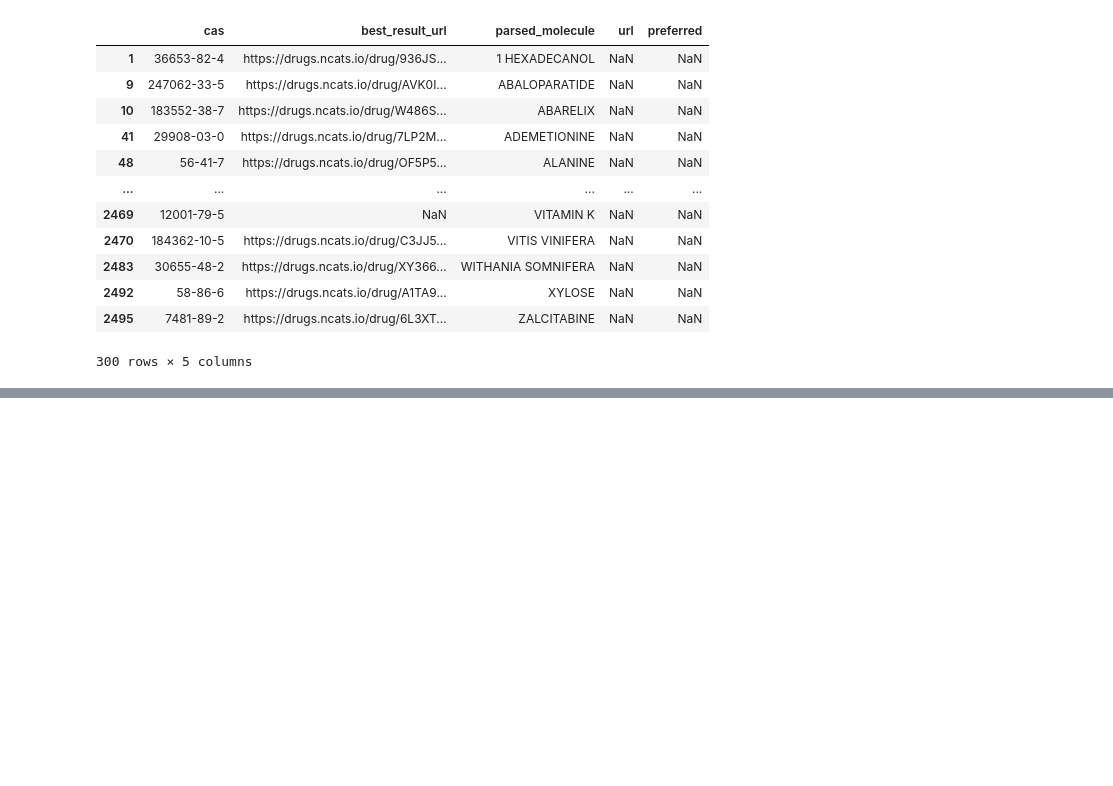
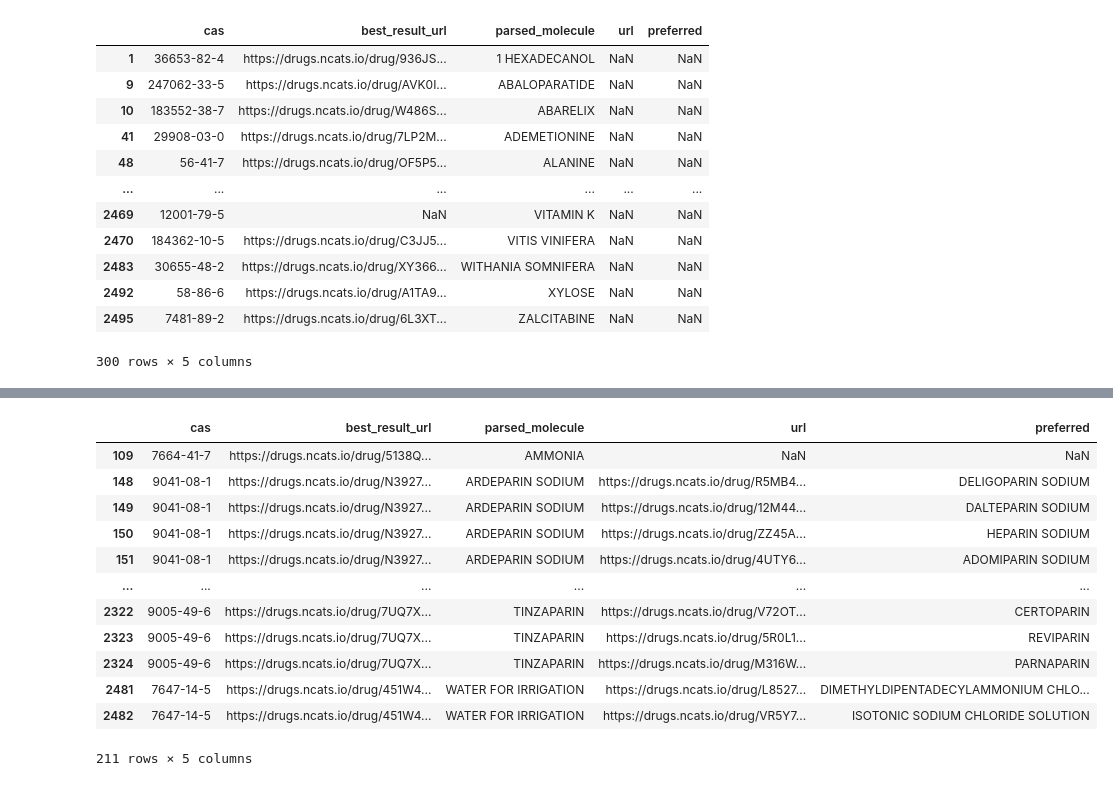
Before and after one commit to montajesaj1/RA-AJ-2024S, a Jupyter notebook: Inxight Scraper/margaret-check.ipynb, the cells around one changed output, grey strips where cells are left out. Cells and saved outputs as stored; diff of their text form; code cells hidden in the pictures; blank space fills up the shorter version.

```diff
--- a/Inxight Scraper/margaret-check.ipynb
+++ b/Inxight Scraper/margaret-check.ipynb
@@ -13,5 +20,5 @@ inxight.head()
 # %%
-margaret = pd.read_excel("inxight_data_Margaret.xlsx")
+margaret = pd.read_excel("inxight_data_Margaret.xlsx", engine='openpyxl')
 margaret.head()
 # %% [output]
 |  | url | common | preferred | brand | inn | pubchem | who_atc | cas | originator | stereochemistry | ... |
@@ -110,0 +155,17 @@ unmatched_cas[unmatched_cas['url'].isna()]
+# %%
+unmatched_cas_duplicates = unmatched_cas[unmatched_cas.duplicated(subset=["cas"], keep=False)]
+unmatched_cas_duplicates
+# %% [output]
+|  | cas | best_result_url | parsed_molecule | url | preferred |
+| 109 | 7664-41-7 | https://drugs.ncats.io/drug/5138Q... | AMMONIA | NaN | NaN |
+| 148 | 9041-08-1 | https://drugs.ncats.io/drug/N3927... | ARDEPARIN SODIUM | https://drugs.ncats.io/drug/R5MB4... | DELIGOPARIN SODIUM |
+| 149 | 9041-08-1 | https://drugs.ncats.io/drug/N3927... | ARDEPARIN SODIUM | https://drugs.ncats.io/drug/12M44... | DALTEPARIN SODIUM |
+| 150 | 9041-08-1 | https://drugs.ncats.io/drug/N3927... | ARDEPARIN SODIUM | https://drugs.ncats.io/drug/ZZ45A... | HEPARIN SODIUM |
+| 151 | 9041-08-1 | https://drugs.ncats.io/drug/N3927... | ARDEPARIN SODIUM | https://drugs.ncats.io/drug/4UTY6... | ADOMIPARIN SODIUM |
+| ... | ... | ... | ... | ... | ... |
+| 2322 | 9005-49-6 | https://drugs.ncats.io/drug/7UQ7X... | TINZAPARIN | https://drugs.ncats.io/drug/V72OT... | CERTOPARIN |
+| 2323 | 9005-49-6 | https://drugs.ncats.io/drug/7UQ7X... | TINZAPARIN | https://drugs.ncats.io/drug/5R0L1... | REVIPARIN |
+| 2324 | 9005-49-6 | https://drugs.ncats.io/drug/7UQ7X... | TINZAPARIN | https://drugs.ncats.io/drug/M316W... | PARNAPARIN |
+| 2481 | 7647-14-5 | https://drugs.ncats.io/drug/451W4... | WATER FOR IRRIGATION | https://drugs.ncats.io/drug/L8527... | DIMETHYLDIPENTADECYLAMMONIUM CHLO... |
+| 2482 | 7647-14-5 | https://drugs.ncats.io/drug/451W4... | WATER FOR IRRIGATION | https://drugs.ncats.io/drug/VR5Y7... | ISOTONIC SODIUM CHLORIDE SOLUTION |
+211 rows × 5 columns
```
Also changed, not shown: parts of 13 cells of this notebook, 10 other files.
